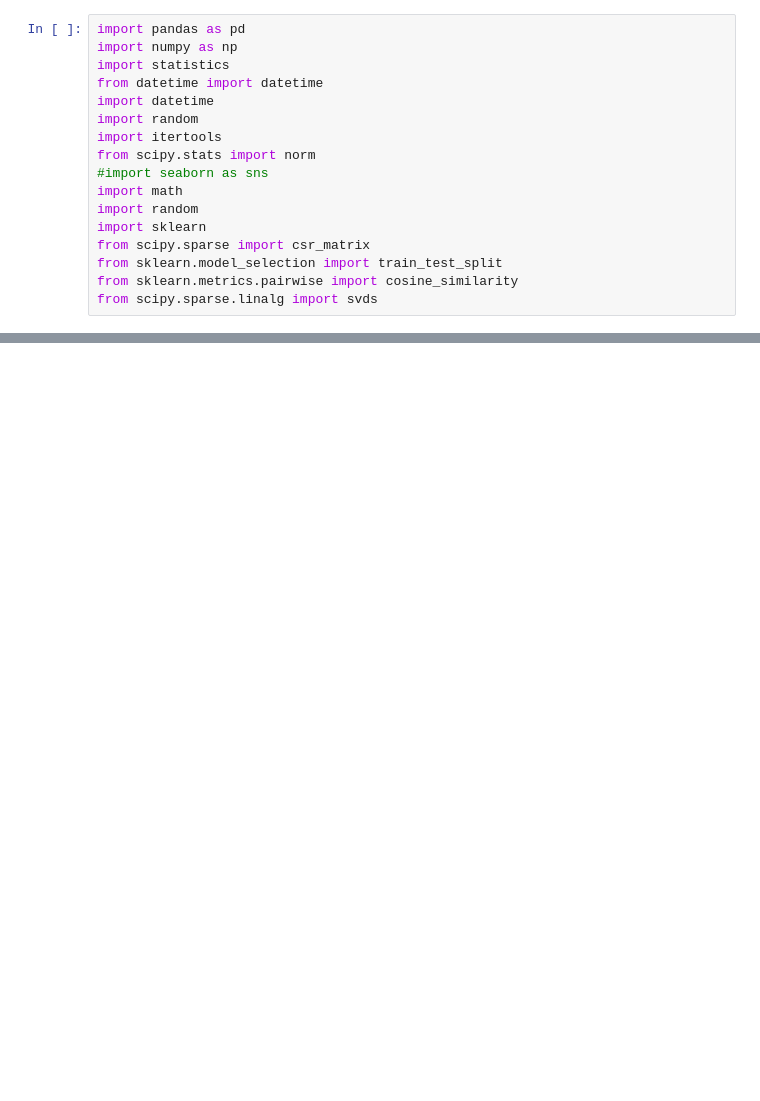
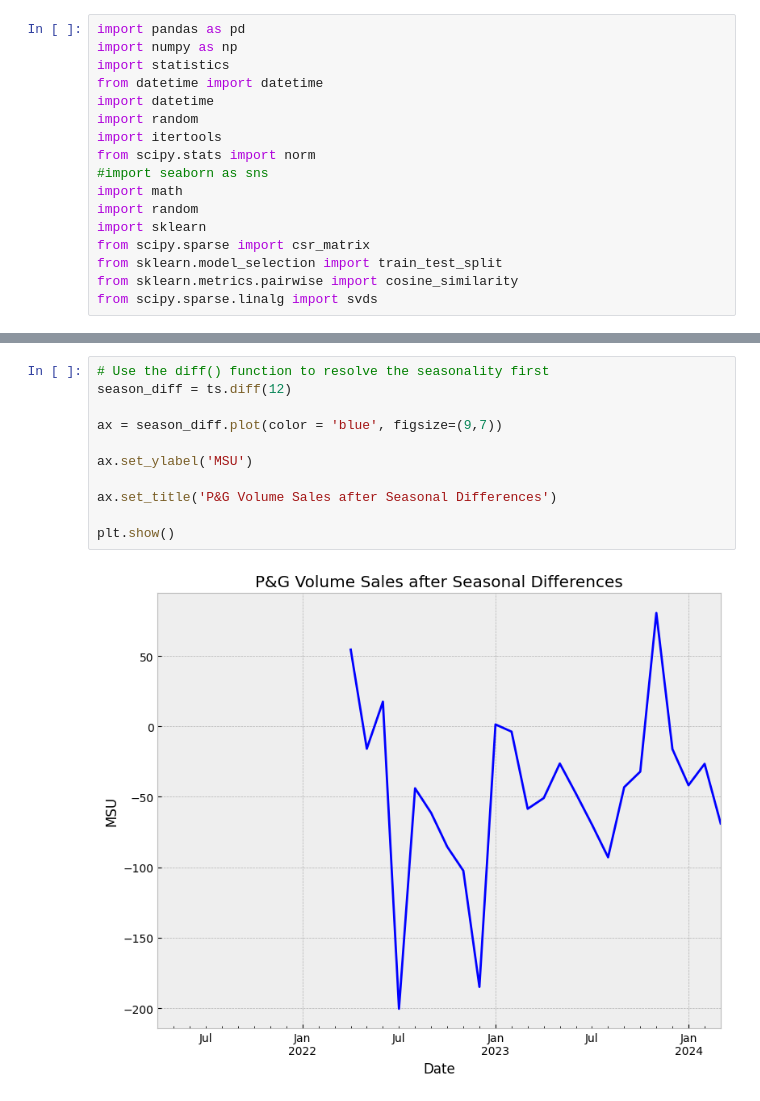
Before and after one commit to piarocket/Project, a Jupyter notebook: Vol_Forecasting.ipynb, the cells around one changed output, grey strips where cells are left out. Cells and saved outputs as stored; diff of their text form; blank space fills up the shorter version.

```diff
--- a/Vol_Forecasting.ipynb
+++ b/Vol_Forecasting.ipynb
@@ -28,0 +106,13 @@ data.head()
+# %%
+# Use the diff() function to resolve the seasonality first
+season_diff = ts.diff(12)
+
+ax = season_diff.plot(color = 'blue', figsize=(9,7))
+
+ax.set_ylabel('MSU')
+
+ax.set_title('P&G Volume Sales after Seasonal Differences')
+
+plt.show()
+# %% [output]
+[figure, added]
```
Also changed, not shown: parts of 10 cells of this notebook, 1 other file.
